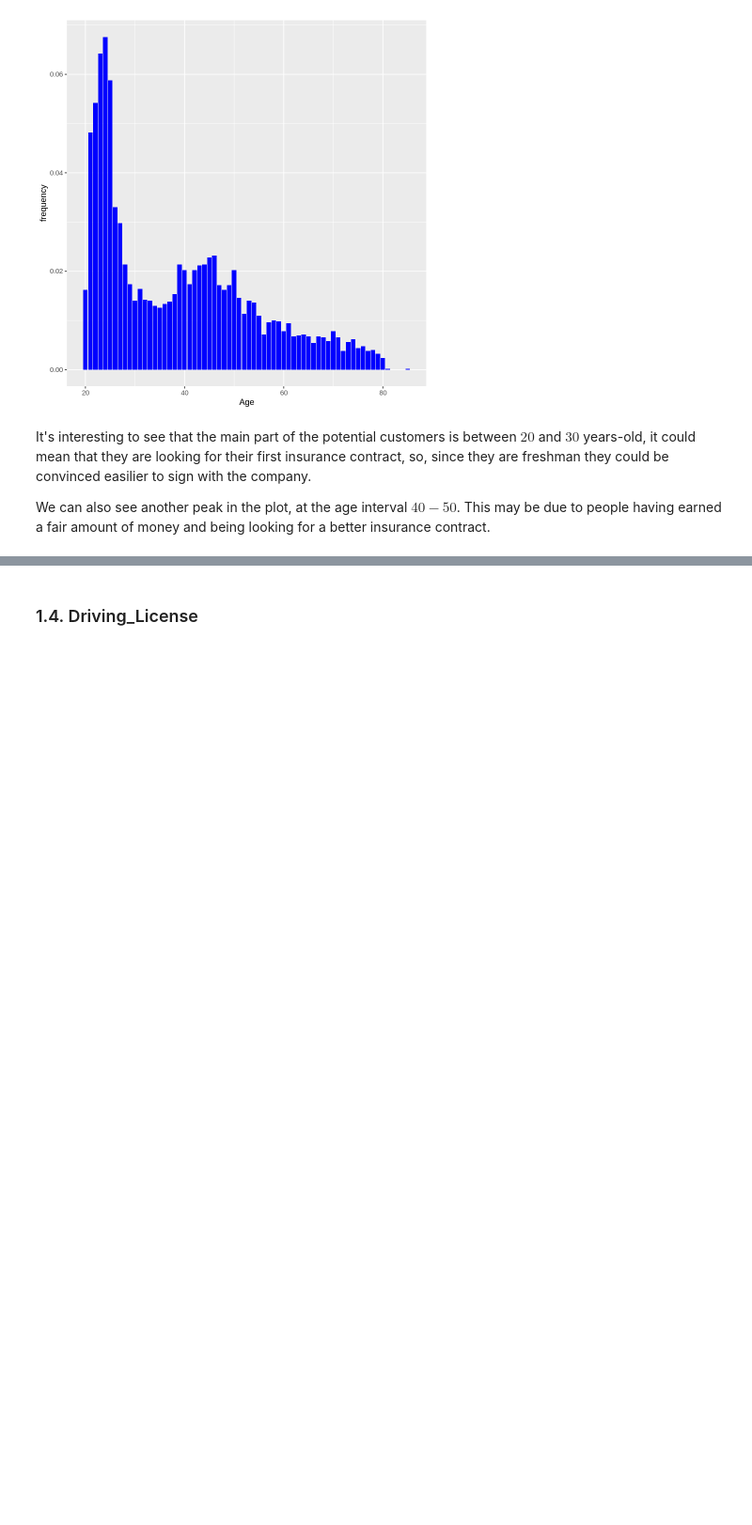
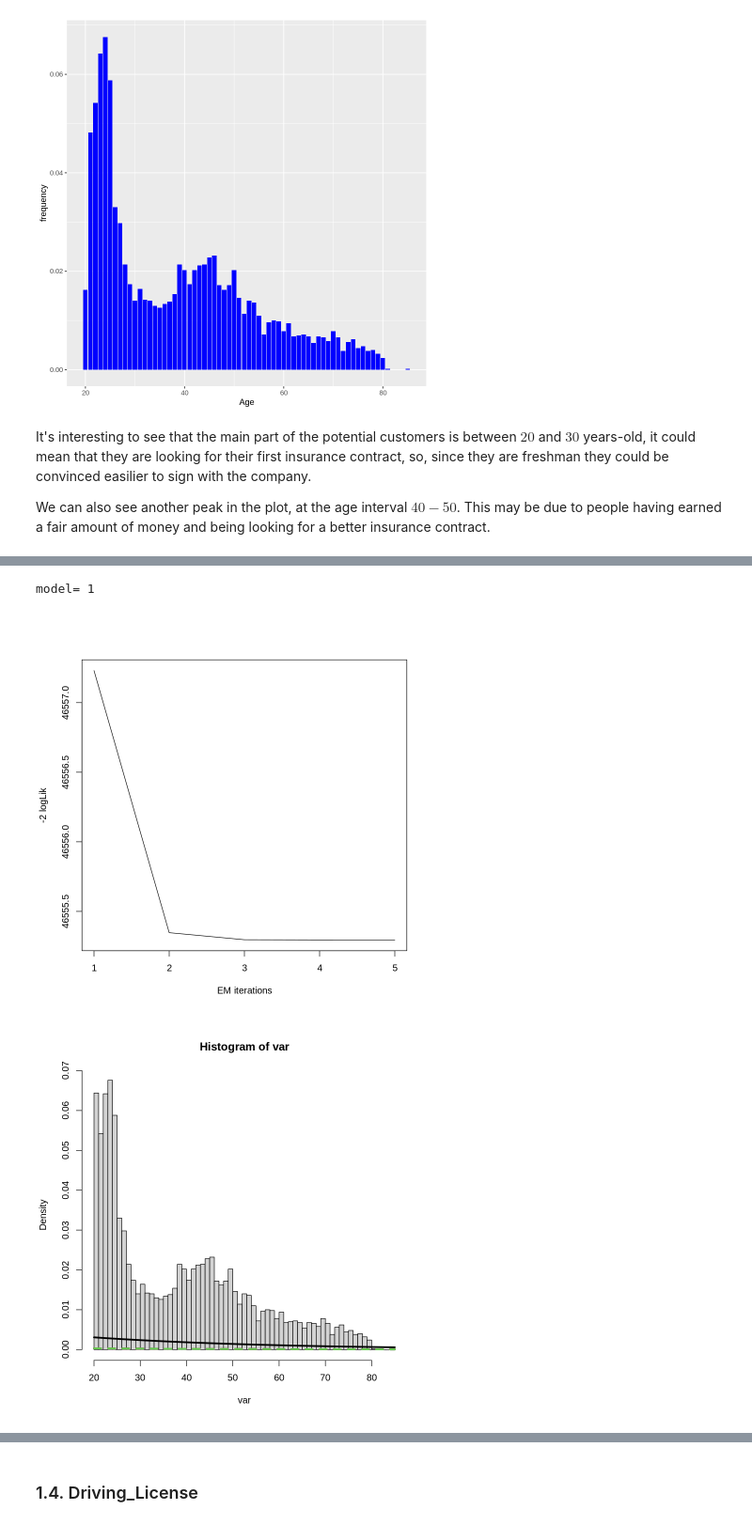
Before and after one commit to biagio-incardona/biagio-incardona.github.io, a Jupyter notebook: Report_Incardona_Biagio.ipynb, the cells around one changed output, grey strips where cells are left out. Shown at 94% size. Cells and saved outputs as stored; diff of their text form; code cells hidden in the pictures; blank space fills up the shorter version.

```diff
--- a/Report_Incardona_Biagio.ipynb
+++ b/Report_Incardona_Biagio.ipynb
@@ -409,0 +481,12 @@ fits[1] <- gamlssMXfits(n=1,Age~1,data = insurance.data, family=GA, K=2)
+# %%
+fit.EXP <- gamlssMXfits(n=1,Age~1,data = insurance.data, family=EXP, K=50)
+
+mu <- get.mu.hats(fit.EXP, 10)
+#sigma <- get.sigma.hats(fit.EXP, 2)
+#nu <- get.nu.hats(fit, 2)
+#tau <- get.tau.hats(fit,2)
+plot.gamlss(var = insurance.data$Age, family = "EXP", fit = fit.EXP, K = 10, mu.hats = mu)
+# %% [output]
+model= 1
+[figure, added]
+[figure, added]
```
Also changed, not shown: parts of 10 cells of this notebook.
